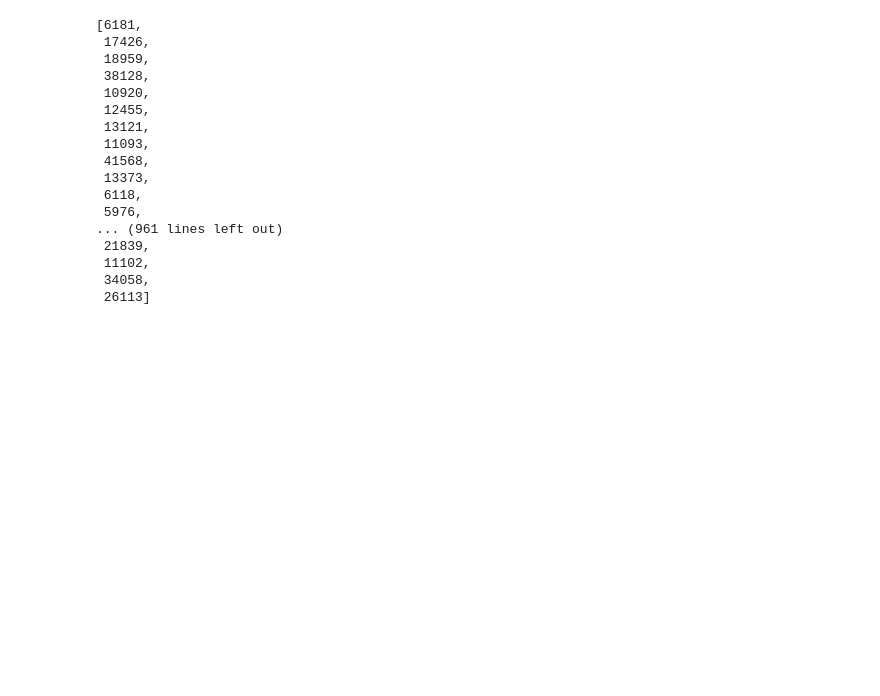
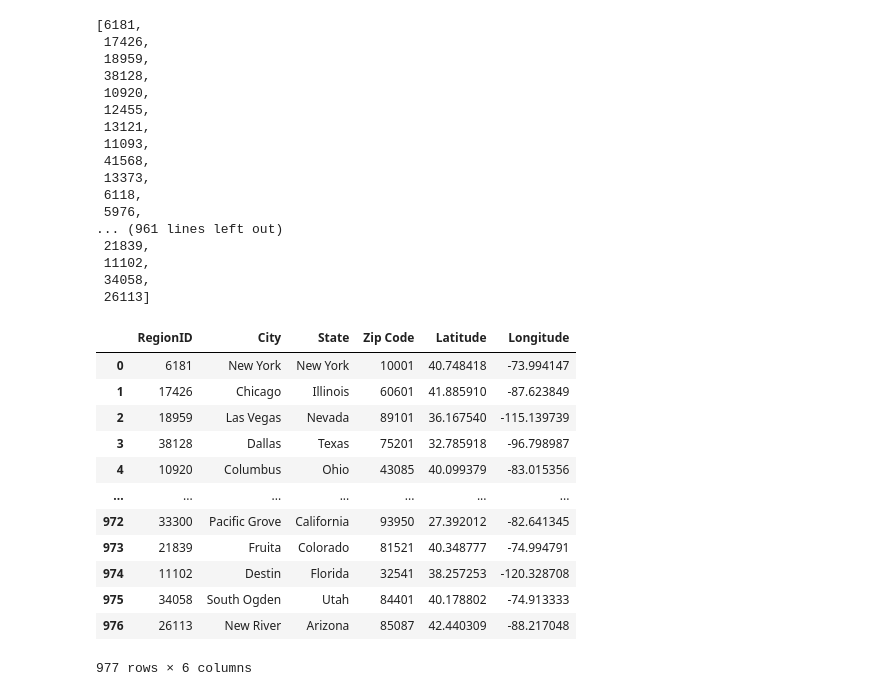
Before and after one commit to pbthompson92/Final_Project_Outliers, a Jupyter notebook: Scratch_paper_mhardy.ipynb, the cells around one changed output. Saved outputs shown, nothing was run; the diff lists cells and outputs as text; code cells hidden in the pictures; blank space fills up the shorter version.

```diff
--- a/Scratch_paper_mhardy.ipynb
+++ b/Scratch_paper_mhardy.ipynb
@@ -238,0 +237,19 @@ region_list
+# %%
+# load csv containing viable zipcodes and coordinate pairs
+zipcodes_coords_file = ("./resources_mhardy/zipcodes_coordinates.csv")
+zipcodes_coords_df = pd.read_csv(zipcodes_coords_file)
+zipcodes_coords_df
+# %% [output]
+|  | RegionID | City | State | Zip Code | Latitude | Longitude |
+| 0 | 6181 | New York | New York | 10001 | 40.748418 | -73.994147 |
+| 1 | 17426 | Chicago | Illinois | 60601 | 41.885910 | -87.623849 |
+| 2 | 18959 | Las Vegas | Nevada | 89101 | 36.167540 | -115.139739 |
+| 3 | 38128 | Dallas | Texas | 75201 | 32.785918 | -96.798987 |
+| 4 | 10920 | Columbus | Ohio | 43085 | 40.099379 | -83.015356 |
+| ... | ... | ... | ... | ... | ... | ... |
+| 972 | 33300 | Pacific Grove | California | 93950 | 27.392012 | -82.641345 |
+| 973 | 21839 | Fruita | Colorado | 81521 | 40.348777 | -74.994791 |
+| 974 | 11102 | Destin | Florida | 32541 | 38.257253 | -120.328708 |
+| 975 | 34058 | South Ogden | Utah | 84401 | 40.178802 | -74.913333 |
+| 976 | 26113 | New River | Arizona | 85087 | 42.440309 | -88.217048 |
+977 rows × 6 columns
```
Also changed, not shown: parts of 9 cells of this notebook, 3 other files.
